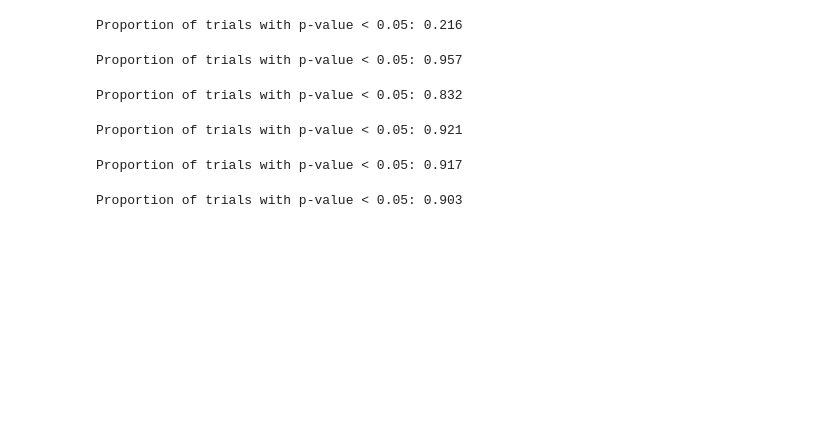
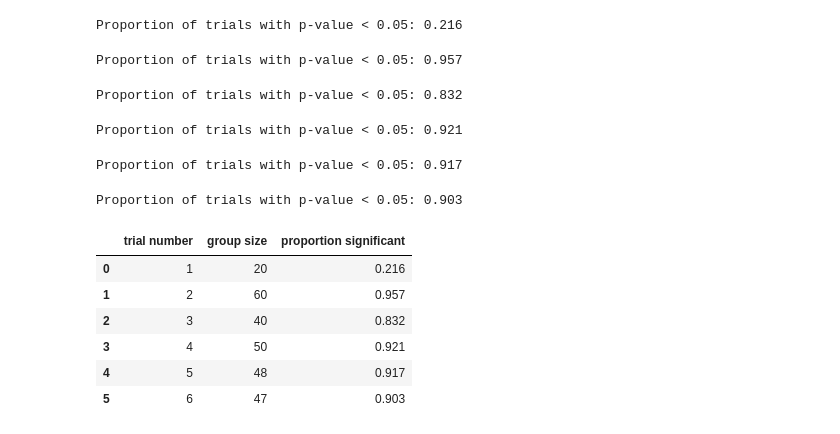
Before and after one commit to RachaelJadeMcGrath/Problems_2c_Quant, a Jupyter notebook: rachaels_project.ipynb, the cells around one changed output. Drawn from its saved outputs; the diff is of its cells as text; code cells hidden in the pictures; blank space fills up the shorter version.

Commit message:
clinical trial results df

```diff
--- a/rachaels_project.ipynb
+++ b/rachaels_project.ipynb
@@ -405,3 +405,17 @@ proportion_significant = significant_results / n_simulations
 print(f"Proportion of trials with p-value < 0.05: {proportion_significant:.3f}")
 # %% [output]
 Proportion of trials with p-value < 0.05: 0.903
+# %%
+clinical_trial_df = pd.DataFrame()
+clinical_trial_df['trial number'] = [1, 2, 3, 4, 5, 6]
+clinical_trial_df['group size'] = [20, 60, 40, 50, 48, 47]
+clinical_trial_df['proportion significant'] = [0.216, 0.957, 0.832, 0.921, 0.917, 0.903]
+clinical_trial_df
+# %% [output]
+|  | trial number | group size | proportion significant |
+| 0 | 1 | 20 | 0.216 |
+| 1 | 2 | 60 | 0.957 |
+| 2 | 3 | 40 | 0.832 |
+| 3 | 4 | 50 | 0.921 |
+| 4 | 5 | 48 | 0.917 |
+| 5 | 6 | 47 | 0.903 |
```
